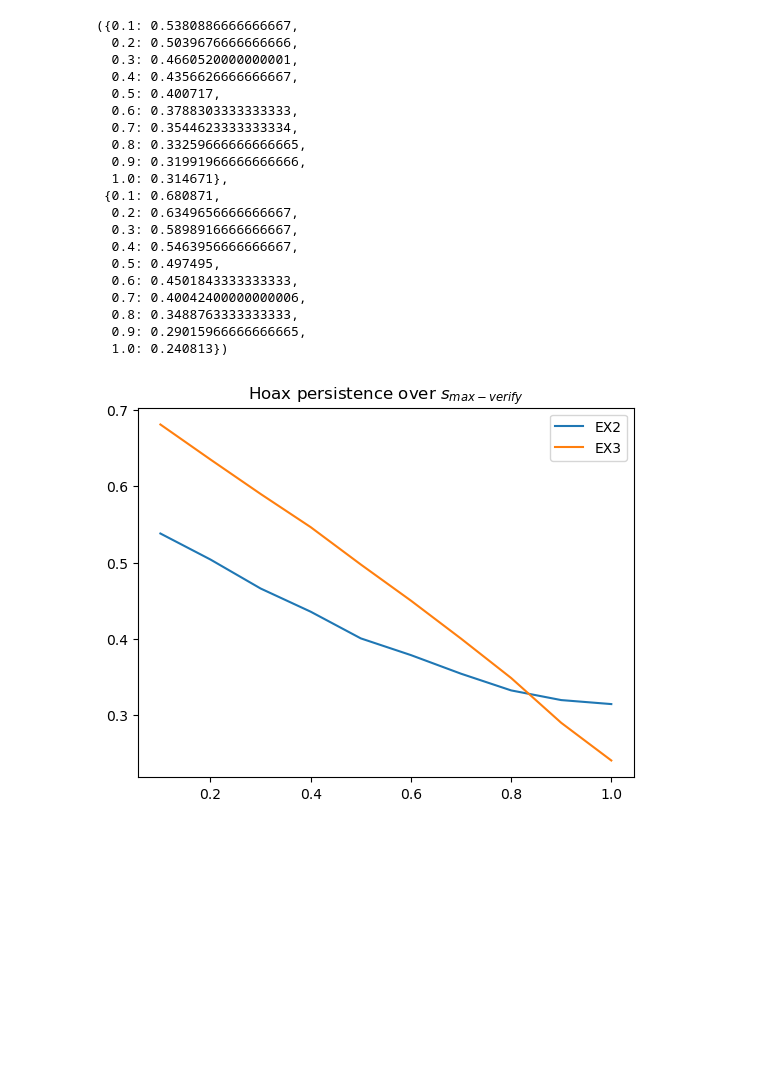
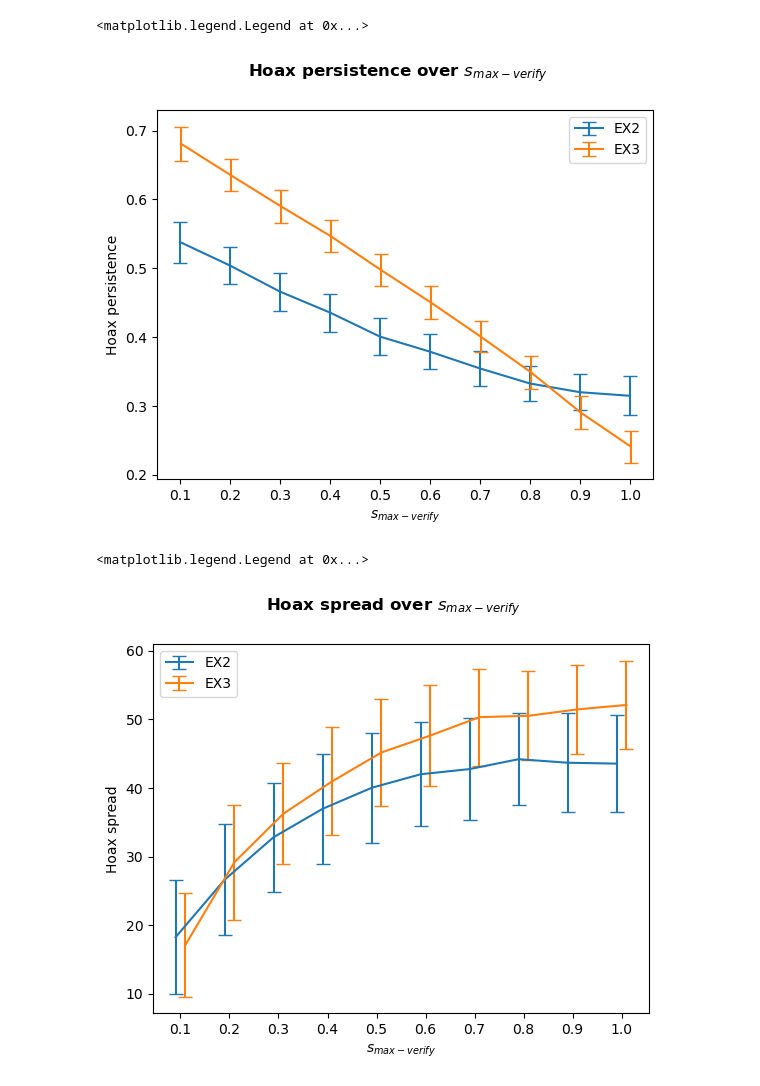
Before and after one commit to ErwinTerpstra/MisinformationSusceptibility, a Jupyter notebook: DataAnalysis.ipynb, the cells around one changed output. Saved outputs shown, nothing was run; the diff lists cells and outputs as text; code cells hidden in the pictures; blank space fills up the shorter version.

Commit message:
Finished data analysis, added archive of 300 run files, exported figures

```diff
--- a/DataAnalysis.ipynb
+++ b/DataAnalysis.ipynb
@@ -42,11 +53,13 @@ def calculate_stats(df):
 	num_believers = df['num_believers']
 	initial_agents = df['number-of-agents'].iloc[0]
 	initial_believers = num_believers.iloc[0]
+	max_believers = num_believers.max()
 
 	hoax_persistence = num_believers.iloc[-10:].mean() / initial_agents
-	hoax_spread = (num_believers.max() - initial_believers) / num_believers.idxmax()
+	hoax_spread = (max_believers - initial_believers) / num_believers.argmax()
+	hoax_reach = max_believers / initial_agents
 
-	return { 'hoax_persistence': hoax_persistence, 'hoax_spread': hoax_spread }
+	return { 'hoax_persistence': hoax_persistence, 'hoax_spread': hoax_spread, 'hoax_reach': hoax_reach }
 # %%
 def process_experiment(experiment_label, group_key = None):
 	df = load_experiment(experiment_label)
@@ -122,36 +166,47 @@ print([ result['hoax_spread'].mean() for result in reference_results ])
+# %%
+def line_stats(result, column):
+	mean = { key: df[column].mean() for key, df in result.items() }
+	error = [ (df[column] - mean[key]).abs().mean() for key, df in result.items() ]
+
+	return (mean, error)
 # %%
+from matplotlib.transforms import Affine2D
 
+mean_ex2, err_ex2 = line_stats(ex2, 'hoax_persistence')
+mean_ex3, err_ex3 = line_stats(ex3, 'hoax_persistence')
 
-persistence_over_s_max = lambda result: { key: df['hoax_persistence'].mean() for key, df in result.items() }
+fig, ax = plt.subplots()
 
-data_ex2 = persistence_over_s_max(ex2)
-data_ex3 = persistence_over_s_max(ex3)
+t1 = Affine2D().translate(-0.001, 0.0) + ax.transData
+t2 = Affine2D().translate(+0.001, 0.0) + ax.transData
+ax.errorbar(mean_ex2.keys(), mean_ex2.values(), label="EX2", yerr=err_ex2, capsize=5, transform=t1)
+ax.errorbar(mean_ex3.keys(), mean_ex3.values(), label="EX3", yerr=err_ex3, capsize=5, transform=t2)
 
-plt.title('Hoax persistence over $s_{max-verify}$')
-plt.plot(data_ex2.keys(), data_ex2.values(), label="EX2")
-plt.plot(data_ex3.keys(), data_ex3.values(), label="EX3")
+plt.suptitle('Hoax persistence over $s_{max-verify}$', weight='bold')
+plt.xlabel('$s_{max-verify}$')
+plt.ylabel('Hoax persistence')
+plt.xticks(np.arange(0.1, 1.1, 0.1))
+
 plt.legend()
-
-data_ex2, data_ex3
 # %% [output]
-({0.1: 0.5380886666666667,
-  0.2: 0.5039676666666666,
-  0.3: 0.4660520000000001,
-  0.4: 0.4356626666666667,
-  0.5: 0.400717,
-  0.6: 0.3788303333333333,
-  0.7: 0.3544623333333334,
-  0.8: 0.33259666666666665,
-  0.9: 0.31991966666666666,
-  1.0: 0.314671},
- {0.1: 0.680871,
-  0.2: 0.6349656666666667,
-  0.3: 0.5898916666666667,
-  0.4: 0.5463956666666667,
-  0.5: 0.497495,
-  0.6: 0.4501843333333333,
-  0.7: 0.40042400000000006,
-  0.8: 0.3488763333333333,
-  0.9: 0.29015966666666665,
-  1.0: 0.240813})
+<matplotlib.legend.Legend at 0x...>
-[figure, old version]
+[figure, new version]
+# %%
+mean_ex2, err_ex2 = line_stats(ex2, 'hoax_spread')
+mean_ex3, err_ex3 = line_stats(ex3, 'hoax_spread')
+
+fig, ax = plt.subplots()
+
+t1 = Affine2D().translate(-0.01, 0.0) + ax.transData
+t2 = Affine2D().translate(+0.01, 0.0) + ax.transData
+ax.errorbar(mean_ex2.keys(), mean_ex2.values(), label="EX2", yerr=err_ex2, capsize=5, transform=t1)
+ax.errorbar(mean_ex3.keys(), mean_ex3.values(), label="EX3", yerr=err_ex3, capsize=5, transform=t2)
+
+plt.suptitle('Hoax spread over $s_{max-verify}$', weight='bold')
+plt.xticks(np.arange(0.1, 1.1, 0.1))
+plt.xlabel('$s_{max-verify}$')
+plt.ylabel('Hoax spread')
+plt.legend()
+# %% [output]
+<matplotlib.legend.Legend at 0x...>
+[figure, added]
```
Also changed, not shown: parts of 5 cells of this notebook, 8 other files.
